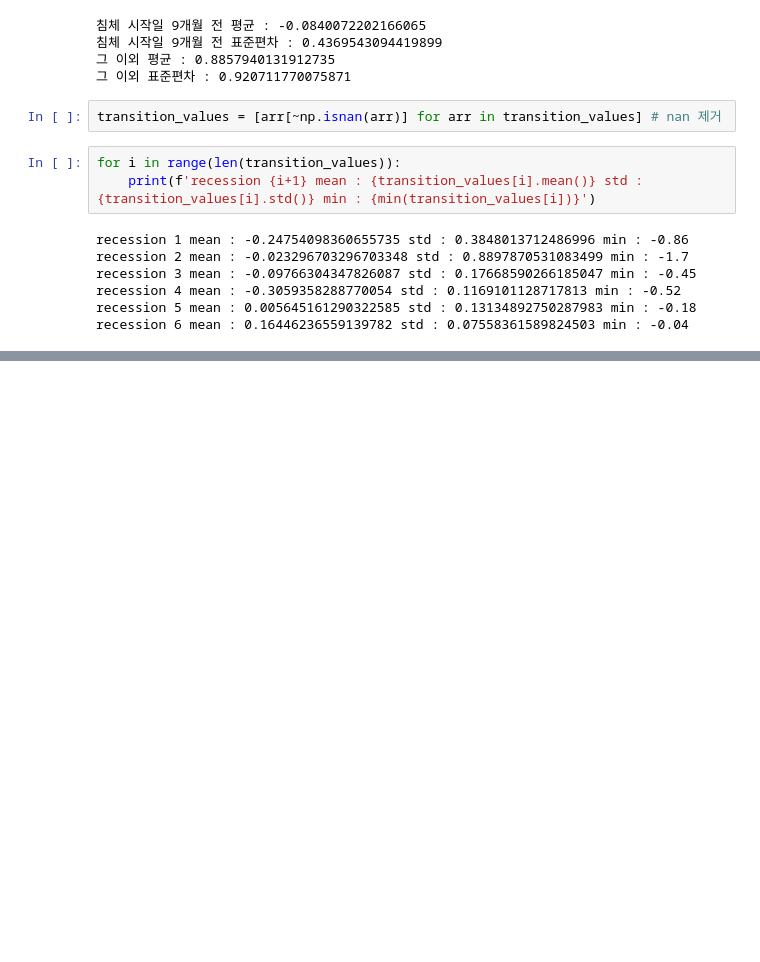
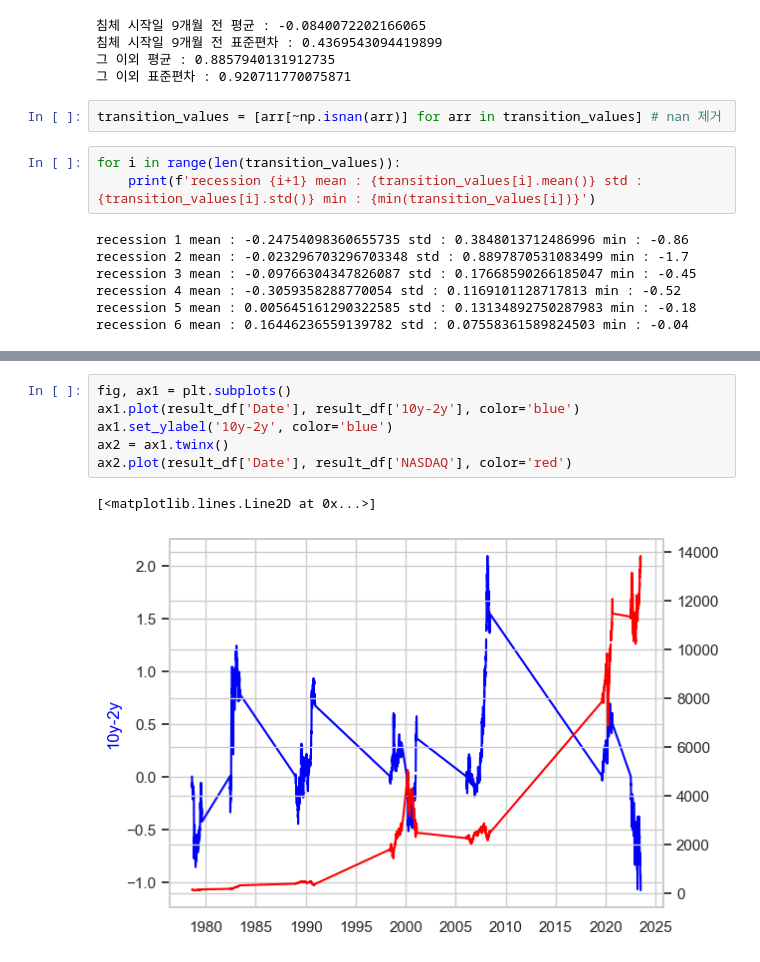
Before and after one commit to jeanDeluge/upstage_eda_1, a Jupyter notebook: data_EDA.ipynb, the cells around one changed output, grey strips where cells are left out. Drawn from its saved outputs; the diff is of its cells as text; blank space fills up the shorter version.

```diff
--- a/data_EDA.ipynb
+++ b/data_EDA.ipynb
@@ -837,0 +891,9 @@ recession 6 mean : 0.16446236559139782 std : 0.07558361589824503 min : -0.04
+# %%
+fig, ax1 = plt.subplots()
+ax1.plot(result_df['Date'], result_df['10y-2y'], color='blue')
+ax1.set_ylabel('10y-2y', color='blue')
+ax2 = ax1.twinx()
+ax2.plot(result_df['Date'], result_df['NASDAQ'], color='red')
+# %% [output]
+[<matplotlib.lines.Line2D at 0x...>]
+[figure, added]
```
Also changed, not shown: parts of 18 cells of this notebook.
